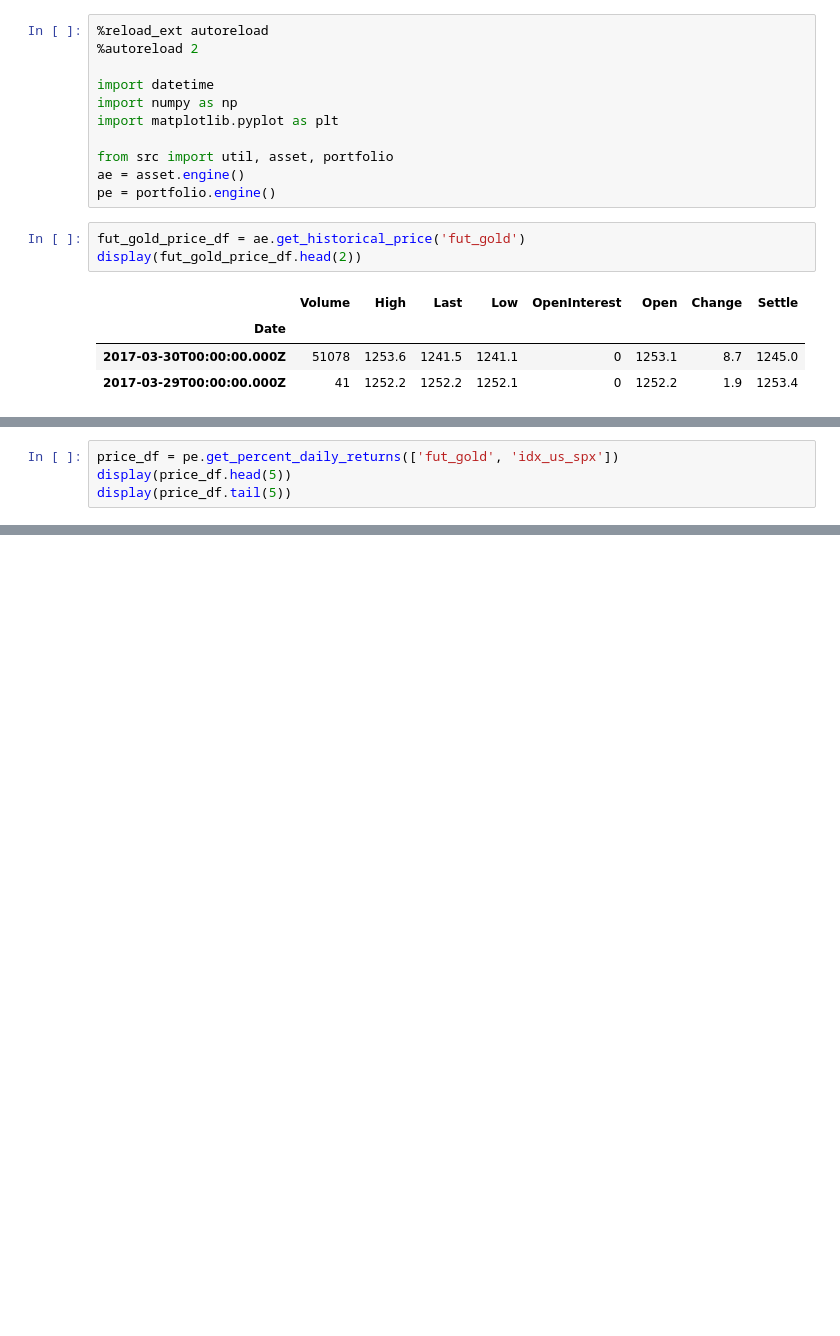
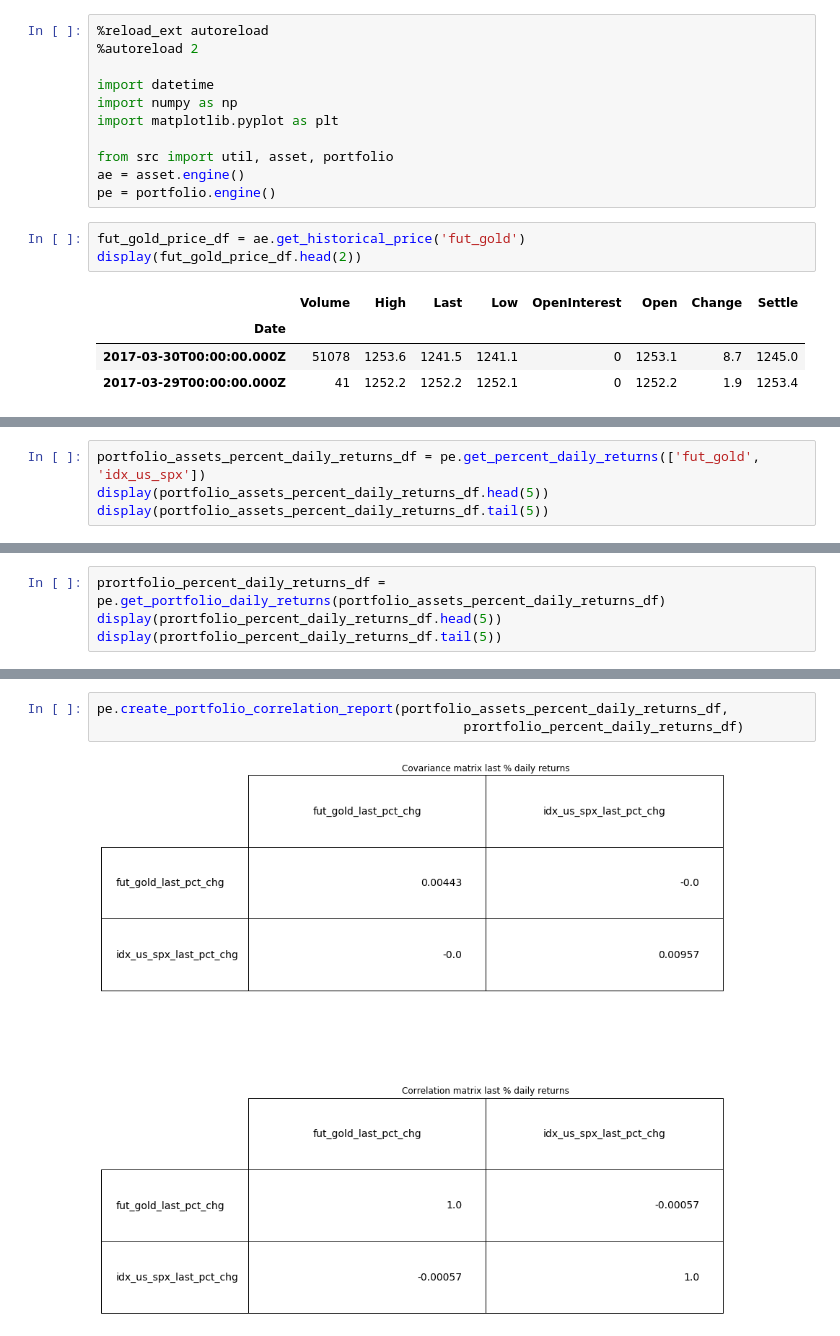
Before and after one commit to sravzpublic/training, a Jupyter notebook: notebooks/Covariance Analysis.ipynb, the cells around one changed output, grey strips where cells are left out. Cells and saved outputs as stored; diff of their text form; blank space fills up the shorter version.

Commit message:
Displays covariance charts

```diff
--- a/notebooks/Covariance Analysis.ipynb
+++ b/notebooks/Covariance Analysis.ipynb
@@ -25,5 +25,5 @@ fut_gold_price_df['Last'].plot(kind='line')
 # %%
-price_df = pe.get_percent_daily_returns(['fut_gold', 'idx_us_spx'])
-display(price_df.head(5))
-display(price_df.tail(5))
+portfolio_assets_percent_daily_returns_df = pe.get_percent_daily_returns(['fut_gold', 'idx_us_spx'])
+display(portfolio_assets_percent_daily_returns_df.head(5))
+display(portfolio_assets_percent_daily_returns_df.tail(5))
 # %% [output]
@@ -51,0 +44,4 @@ ae.get_combined_charts(['fut_gold', 'fut_oil'])
+# %%
+prortfolio_percent_daily_returns_df = pe.get_portfolio_daily_returns(portfolio_assets_percent_daily_returns_df)
+display(prortfolio_percent_daily_returns_df.head(5))
+display(prortfolio_percent_daily_returns_df.tail(5))
@@ -51,0 +63,5 @@ ae.get_combined_charts(['fut_gold', 'fut_oil'])
+# %%
+pe.create_portfolio_correlation_report(portfolio_assets_percent_daily_returns_df,
+                                               prortfolio_percent_daily_returns_df)
+# %% [output]
+[figure, added]
```
Also changed, not shown: parts of 5 cells of this notebook, 2 other files.
